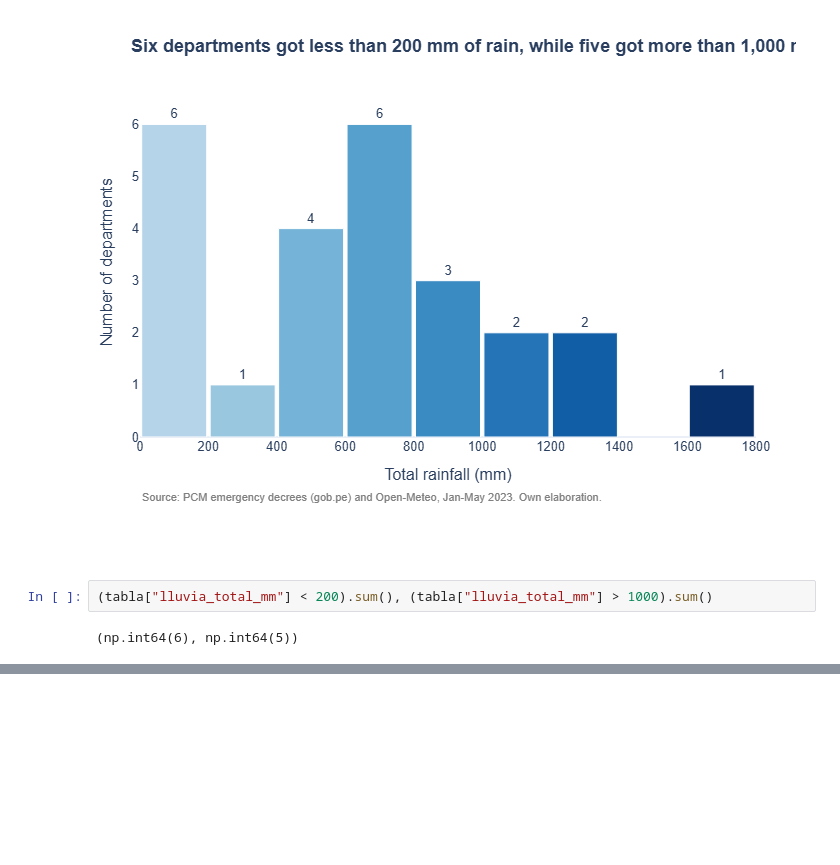
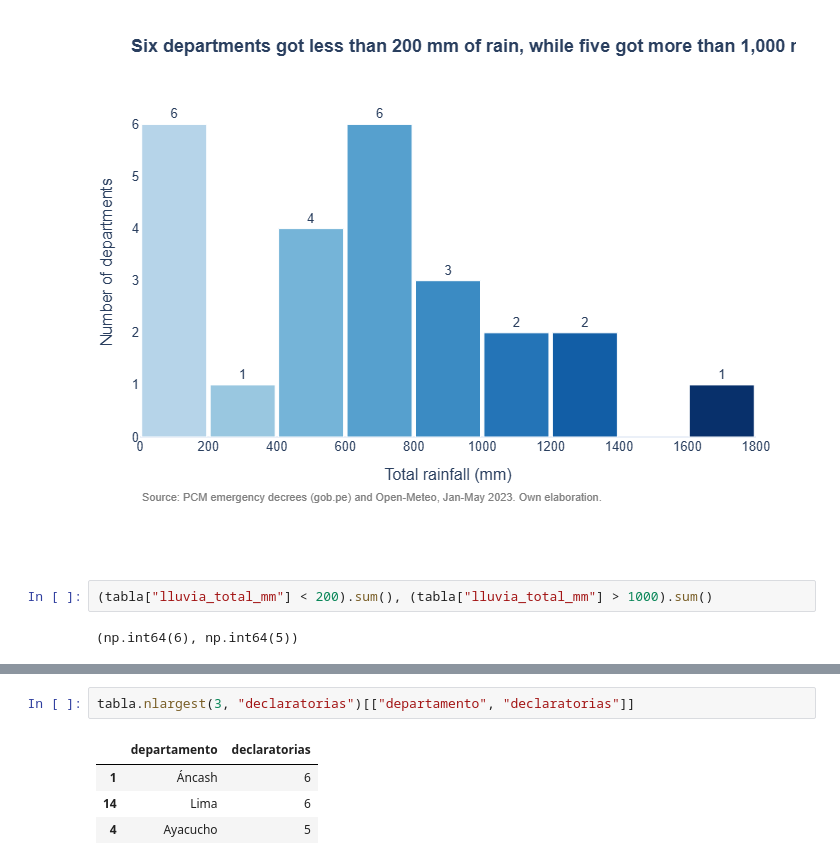
Before and after one commit to rodnm/Python-G2, a Jupyter notebook: assignment_3/01_visualizacion.ipynb, the cells around one changed output, grey strips where cells are left out. Drawn from its saved outputs; the diff is of its cells as text; blank space fills up the shorter version.

```diff
--- a/assignment_3/01_visualizacion.ipynb
+++ b/assignment_3/01_visualizacion.ipynb
@@ -173,0 +178,7 @@ fig.show()
+# %%
+tabla.nlargest(3, "declaratorias")[["departamento", "declaratorias"]]
+# %% [output]
+|  | departamento | declaratorias |
+| 1 | Áncash | 6 |
+| 14 | Lima | 6 |
+| 4 | Ayacucho | 5 |
```
Also changed, not shown: parts of 5 cells of this notebook.
